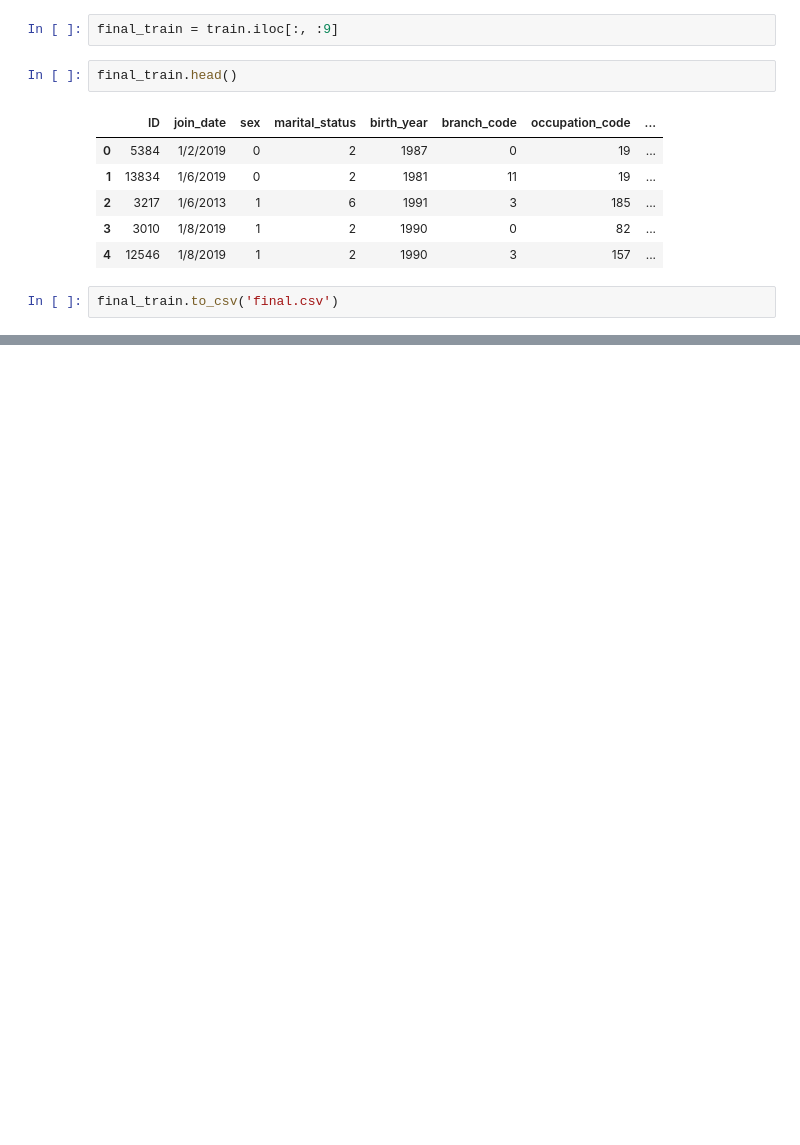
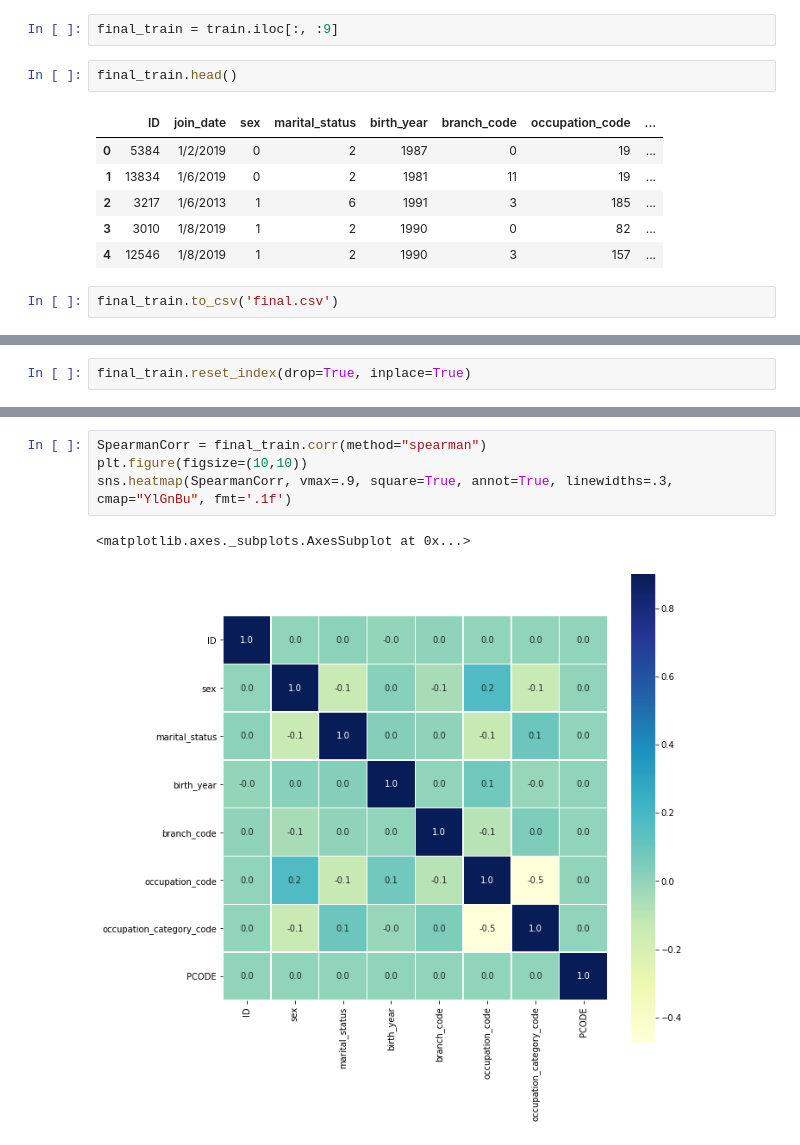
Before and after one commit to bor20/insurance, a Jupyter notebook: data.ipynb, the cells around one changed output, grey strips where cells are left out. Saved outputs shown, nothing was run; the diff lists cells and outputs as text; blank space fills up the shorter version.

```diff
--- a/data.ipynb
+++ b/data.ipynb
@@ -209,0 +213,2 @@ final.head()
+# %%
+final_train.reset_index(drop=True, inplace=True)
@@ -221,0 +261,7 @@ dtype: int64
+# %%
+SpearmanCorr = final_train.corr(method="spearman")
+plt.figure(figsize=(10,10))
+sns.heatmap(SpearmanCorr, vmax=.9, square=True, annot=True, linewidths=.3, cmap="YlGnBu", fmt='.1f')
+# %% [output]
+<matplotlib.axes._subplots.AxesSubplot at 0x...>
+[figure, added]
```
Also changed, not shown: parts of 12 cells of this notebook, 2 other files.
